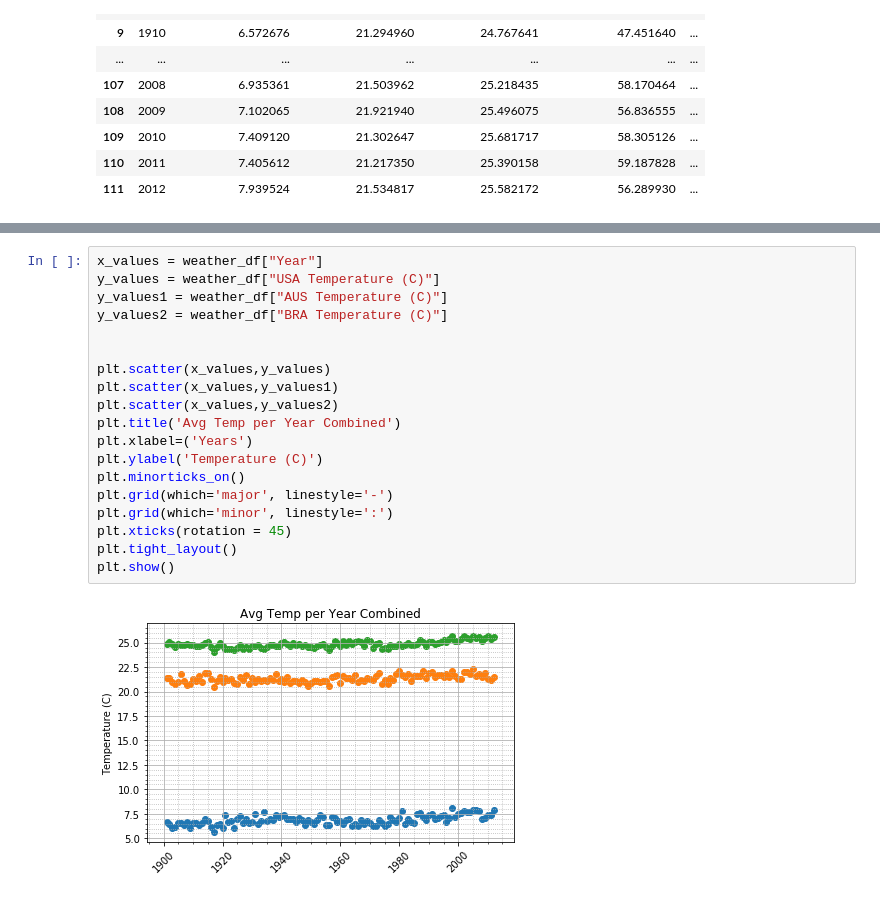
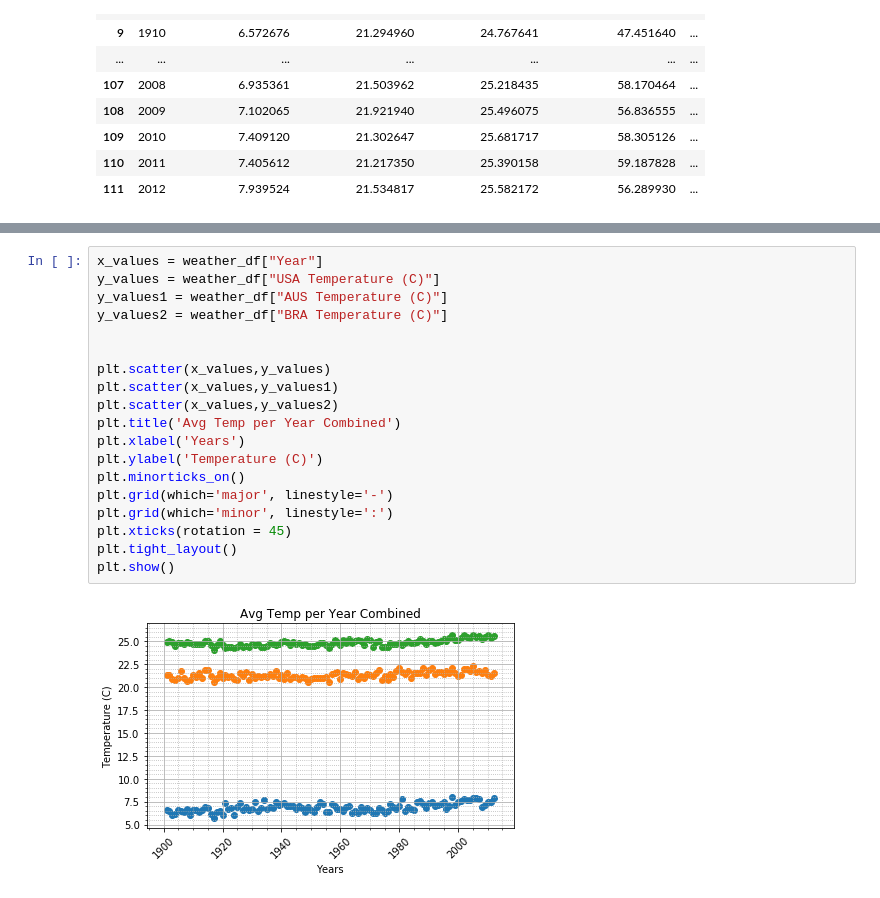
Before and after one commit to LineaFuller/Project_1, a Jupyter notebook: rf_code.ipynb, the cells around one changed output, grey strips where cells are left out. Drawn from its saved outputs; the diff is of its cells as text.

```diff
--- a/rf_code.ipynb
+++ b/rf_code.ipynb
@@ -125,21 +125,21 @@ None
 # %%
 x_values = weather_df["Year"]
 y_values = weather_df["USA Temperature (C)"]
 y_values1 = weather_df["AUS Temperature (C)"]
 y_values2 = weather_df["BRA Temperature (C)"]
 
 
 plt.scatter(x_values,y_values)
 plt.scatter(x_values,y_values1)
 plt.scatter(x_values,y_values2)
 plt.title('Avg Temp per Year Combined')
-plt.xlabel=('Years')
+plt.xlabel('Years')
 plt.ylabel('Temperature (C)')
 plt.minorticks_on()
 plt.grid(which='major', linestyle='-')
 plt.grid(which='minor', linestyle=':')
 plt.xticks(rotation = 45)
 plt.tight_layout()
 plt.show()
 # %% [output]
-[figure, old version]
+[figure, new version]
```
Also changed, not shown: parts of 8 cells of this notebook.
